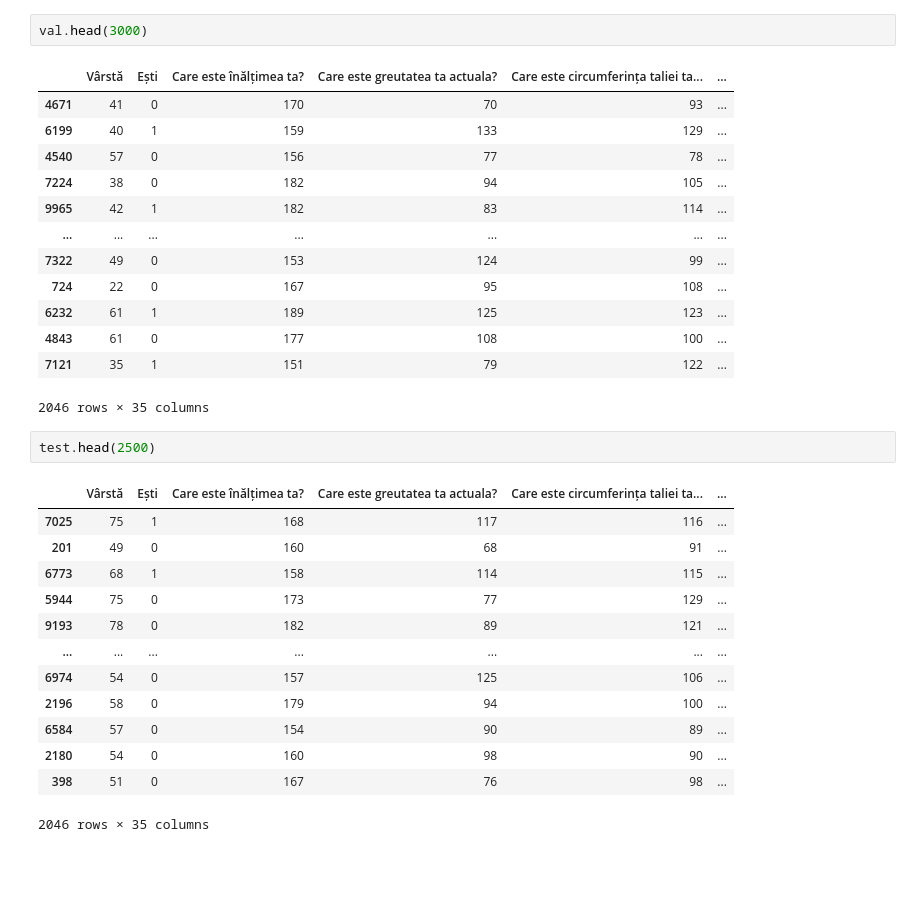
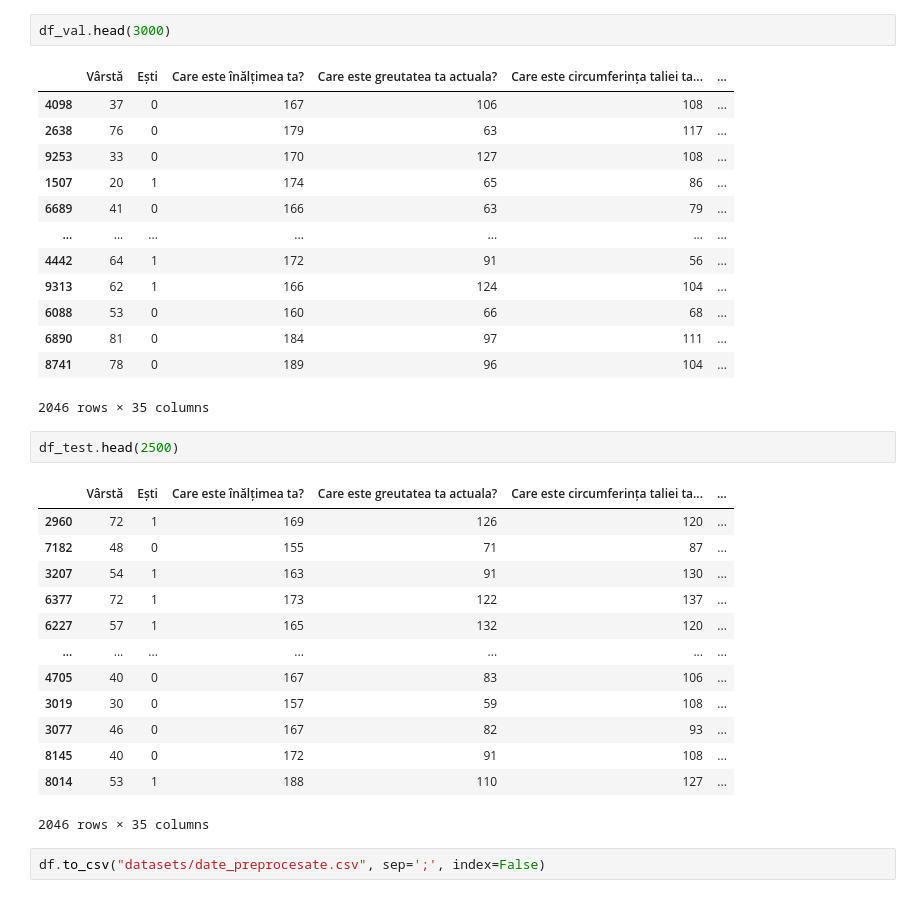
Before and after one commit to AndreiFat/TrainModel, a Jupyter notebook: data/Split Datasets.ipynb, the cells around one changed output. Drawn from its saved outputs; the diff is of its cells as text; blank space fills up the shorter version.

```diff
--- a/data/Split Datasets.ipynb
+++ b/data/Split Datasets.ipynb
@@ -200,32 +283,34 @@ train.head(7000)
 # %%
-val.head(3000)
+df_val.head(3000)
 # %% [output]
 |  | Vârstă | Ești | Care este înălțimea ta? | Care este greutatea ta actuala? | Care este circumferința taliei ta... | ... |
-| 4671 | 41 | 0 | 170 | 70 | 93 | ... |
-| 6199 | 40 | 1 | 159 | 133 | 129 | ... |
-| 4540 | 57 | 0 | 156 | 77 | 78 | ... |
-| 7224 | 38 | 0 | 182 | 94 | 105 | ... |
-| 9965 | 42 | 1 | 182 | 83 | 114 | ... |
+| 4098 | 37 | 0 | 167 | 106 | 108 | ... |
+| 2638 | 76 | 0 | 179 | 63 | 117 | ... |
+| 9253 | 33 | 0 | 170 | 127 | 108 | ... |
+| 1507 | 20 | 1 | 174 | 65 | 86 | ... |
+| 6689 | 41 | 0 | 166 | 63 | 79 | ... |
 | ... | ... | ... | ... | ... | ... | ... |
-| 7322 | 49 | 0 | 153 | 124 | 99 | ... |
-| 724 | 22 | 0 | 167 | 95 | 108 | ... |
-| 6232 | 61 | 1 | 189 | 125 | 123 | ... |
-| 4843 | 61 | 0 | 177 | 108 | 100 | ... |
-| 7121 | 35 | 1 | 151 | 79 | 122 | ... |
+| 4442 | 64 | 1 | 172 | 91 | 56 | ... |
+| 9313 | 62 | 1 | 166 | 124 | 104 | ... |
+| 6088 | 53 | 0 | 160 | 66 | 68 | ... |
+| 6890 | 81 | 0 | 184 | 97 | 111 | ... |
+| 8741 | 78 | 0 | 189 | 96 | 104 | ... |
 2046 rows × 35 columns
 # %%
-test.head(2500)
+df_test.head(2500)
 # %% [output]
 |  | Vârstă | Ești | Care este înălțimea ta? | Care este greutatea ta actuala? | Care este circumferința taliei ta... | ... |
-| 7025 | 75 | 1 | 168 | 117 | 116 | ... |
-| 201 | 49 | 0 | 160 | 68 | 91 | ... |
-| 6773 | 68 | 1 | 158 | 114 | 115 | ... |
-| 5944 | 75 | 0 | 173 | 77 | 129 | ... |
-| 9193 | 78 | 0 | 182 | 89 | 121 | ... |
+| 2960 | 72 | 1 | 169 | 126 | 120 | ... |
+| 7182 | 48 | 0 | 155 | 71 | 87 | ... |
+| 3207 | 54 | 1 | 163 | 91 | 130 | ... |
+| 6377 | 72 | 1 | 173 | 122 | 137 | ... |
+| 6227 | 57 | 1 | 165 | 132 | 120 | ... |
 | ... | ... | ... | ... | ... | ... | ... |
-| 6974 | 54 | 0 | 157 | 125 | 106 | ... |
-| 2196 | 58 | 0 | 179 | 94 | 100 | ... |
-| 6584 | 57 | 0 | 154 | 90 | 89 | ... |
-| 2180 | 54 | 0 | 160 | 98 | 90 | ... |
-| 398 | 51 | 0 | 167 | 76 | 98 | ... |
+| 4705 | 40 | 0 | 167 | 83 | 106 | ... |
+| 3019 | 30 | 0 | 157 | 59 | 108 | ... |
+| 3077 | 46 | 0 | 167 | 82 | 93 | ... |
+| 8145 | 40 | 0 | 172 | 91 | 108 | ... |
+| 8014 | 53 | 1 | 188 | 110 | 127 | ... |
 2046 rows × 35 columns
+# %%
+df.to_csv("datasets/date_preprocesate.csv", sep=';', index=False)
```
Also changed, not shown: parts of 3 cells of this notebook, 29 other files.
